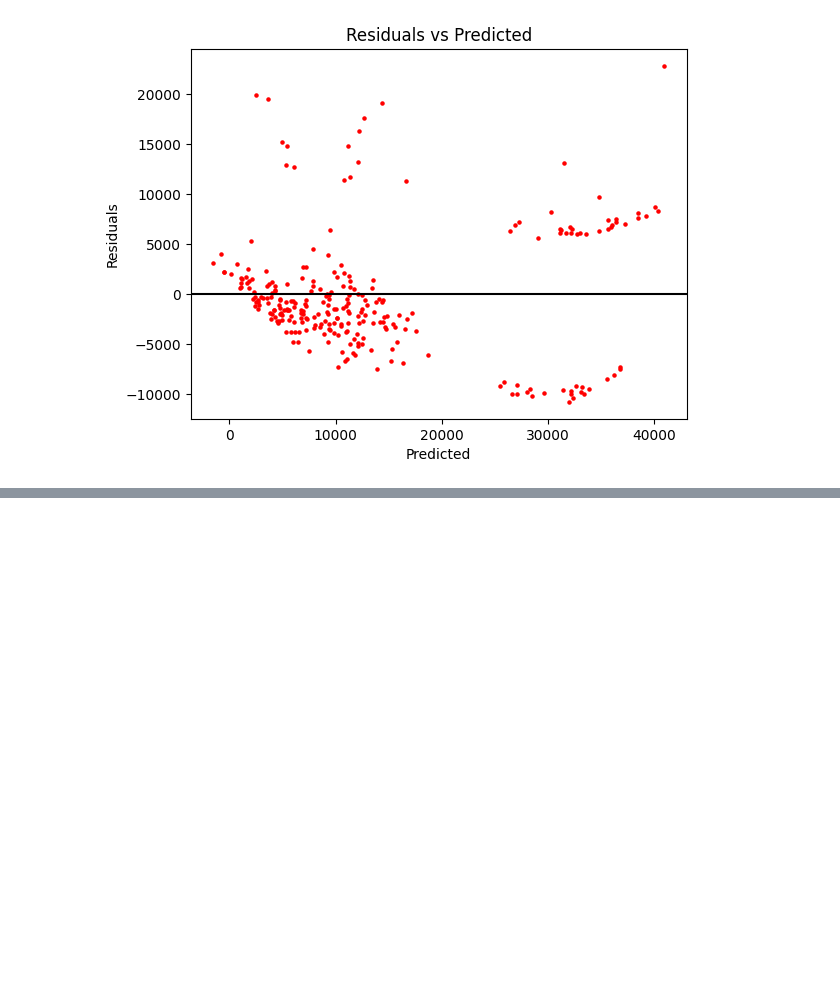
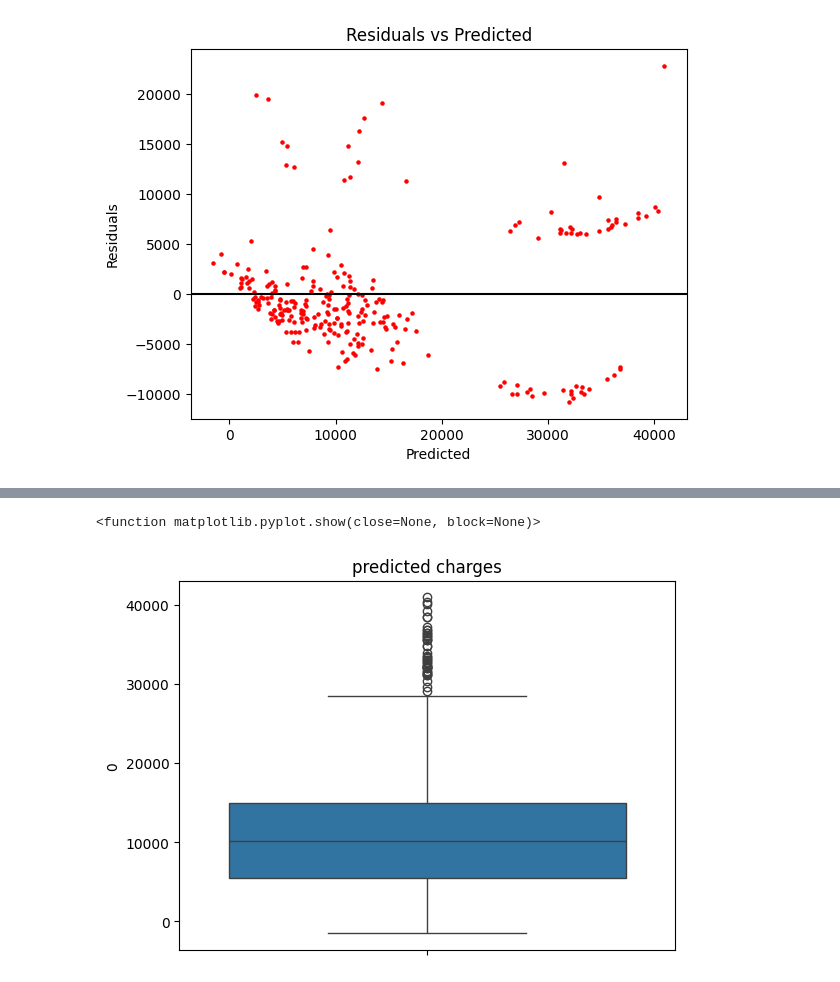
Before and after one commit to M0hamed-ehab/ML-Project, a Jupyter notebook: Models/numerical_linear_regression.ipynb, the cells around one changed output, grey strips where cells are left out. Cells and saved outputs as stored; diff of their text form; code cells hidden in the pictures; blank space fills up the shorter version.

```diff
--- a/Models/numerical_linear_regression.ipynb
+++ b/Models/numerical_linear_regression.ipynb
@@ -178,0 +200,8 @@ plt.show()
+# %%
+df_selected = df_pred.iloc[:, 0]
+sns.boxplot(data=df_selected)
+plt.title('predicted charges')
+plt.show
+# %% [output]
+<function matplotlib.pyplot.show(close=None, block=None)>
+[figure, added]
```
Also changed, not shown: parts of 3 cells of this notebook, 1 other file.
